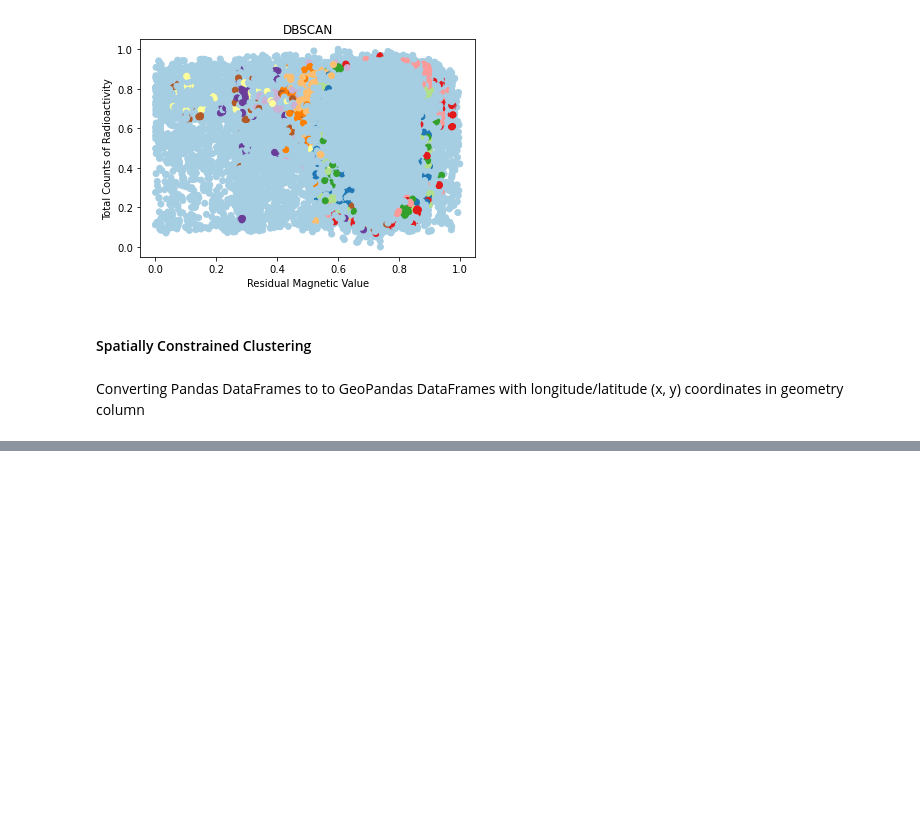
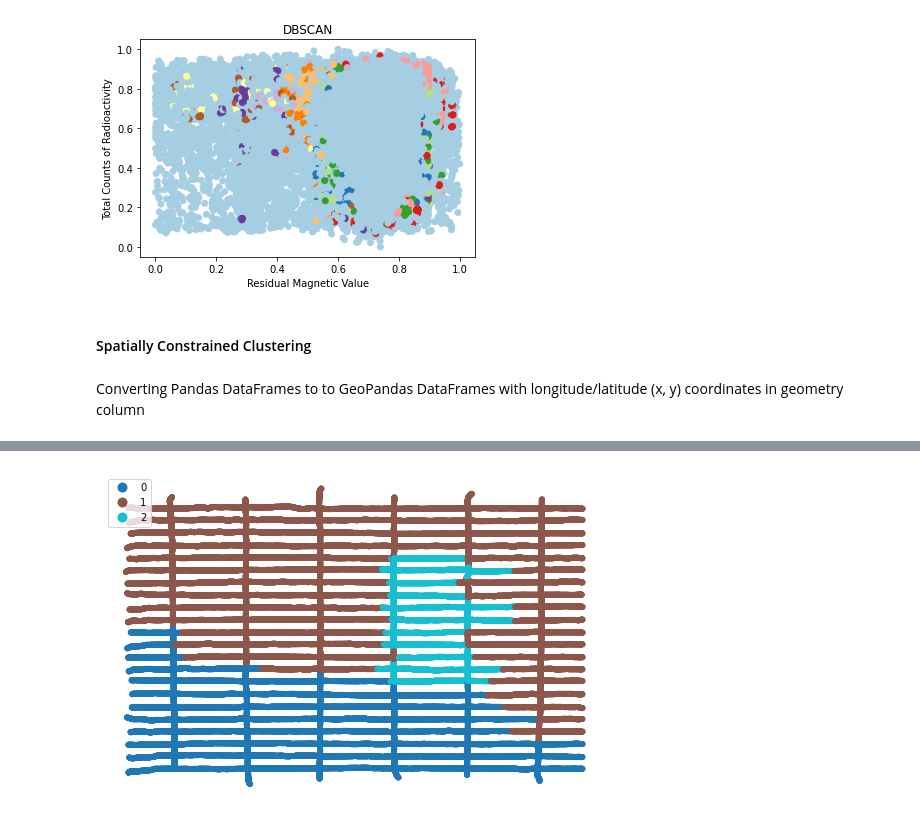
Before and after one commit to malbert131/FRI_Group_4_Project, a Jupyter notebook: main.ipynb, the cells around one changed output, grey strips where cells are left out. Drawn from its saved outputs; the diff is of its cells as text; code cells hidden in the pictures; blank space fills up the shorter version.

```diff
--- a/main.ipynb
+++ b/main.ipynb
@@ -245,7 +248,7 @@ def normalize(input_data):
 # %%
 # turns DataFrame into an array of raw numerical values
 # full dataset takes too long to cluster so only used first 40,000 index values
-agglomerative_data_array = clustering_DataFrame.head(40000).values
+agglomerative_data_array = clustering_DataFrame.values
 
 # normalizes data
 agglomerative_data_array = normalize(agglomerative_data_array)
@@ -261,6 +264,6 @@ print(agglomerative_data_array)
 # %%
-# initializes model and fits model with radiometric and magnetic data
+# # initializes model and fits model with radiometric and magnetic data
 
-# chose 3 clusters, as there are 3 different elements detected in the dataset (Potassium, Uranium, and Thorium)
-clustering_model = AgglomerativeClustering(n_clusters=3, affinity='euclidean', linkage='ward')
-clustering_model.fit(agglomerative_data_array)
+# # chose 3 clusters, as there are 3 different elements detected in the dataset (Potassium, Uranium, and Thorium)
+# clustering_model = AgglomerativeClustering(n_clusters=3, affinity='euclidean', linkage='ward')
+# clustering_model.fit(agglomerative_data_array)
@@ -452,0 +434,20 @@ rad_geo_df.plot()
+# %%
+# Spatially constrained agglomerative clustering
+spatial_weights = KNN.from_dataframe(spatial_geo_df, k=4)
+model = AgglomerativeClustering(linkage='ward', connectivity=spatial_weights.sparse, n_clusters=3)
+# Fit algorithm to the data
+model.fit(agglomerative_data_array)
+
+
+# Graping Model
+spatial_geo_df['labels'] = model.labels_
+# Setup figure and ax
+f, ax = plt.subplots(1, figsize=(9, 9))
+# Plot unique values choropleth including a legend and with no boundary lines
+spatial_geo_df.plot(column='labels', categorical=True, legend=True, linewidth=0, ax=ax)
+# Remove axis
+ax.set_axis_off()
+# Display the map
+plt.show()
+# %% [output]
+[figure, added]
```
Also changed, not shown: parts of 9 cells of this notebook.
